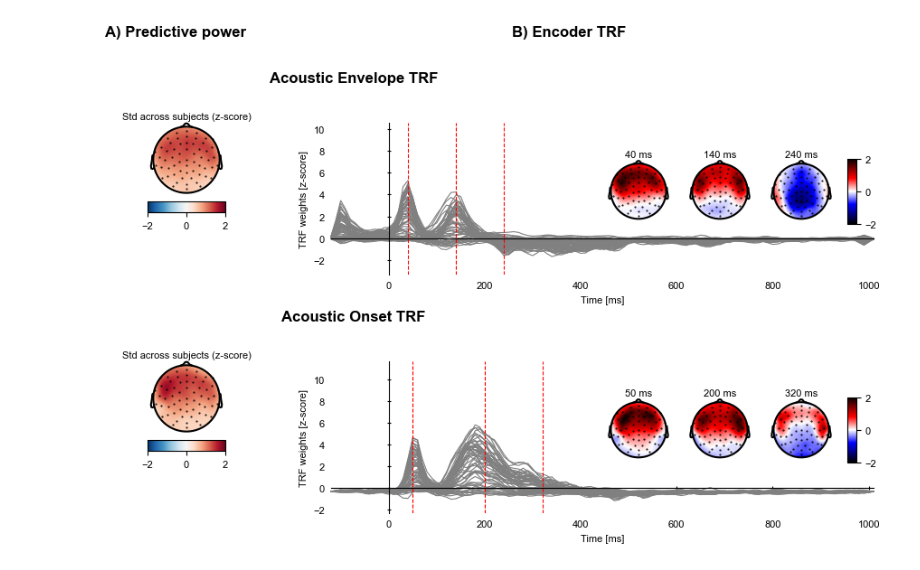
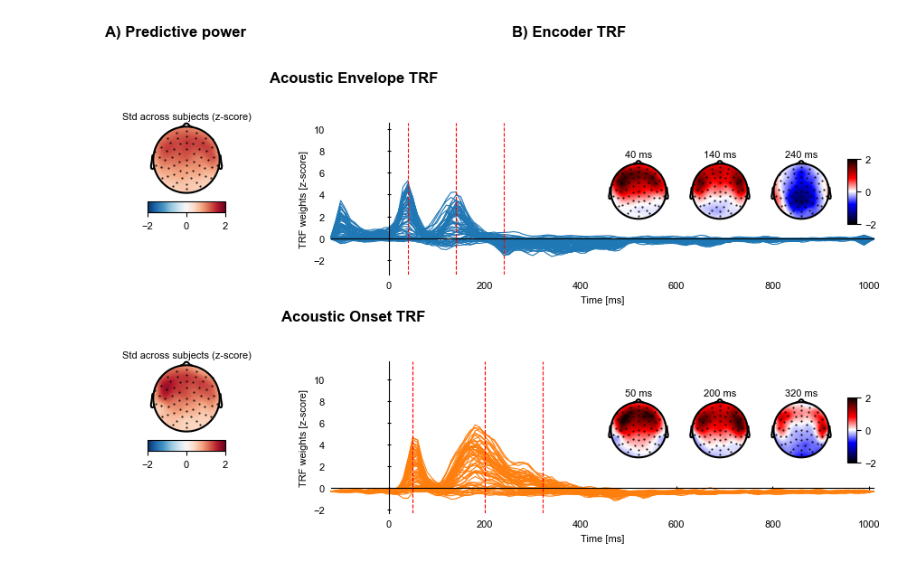
Before and after one commit to manito-coder/Alice, a Jupyter notebook: statistics/statistics-encoder.ipynb, the cells around one changed output. Drawn from its saved outputs; the diff is of its cells as text; code cells hidden in the pictures.

```diff
--- a/statistics/statistics-encoder.ipynb
+++ b/statistics/statistics-encoder.ipynb
@@ -167,7 +167,7 @@ for row_idx, trf_type in enumerate(['log', 'onset']):
         trf,
         axes=ax_butterfly,
         linewidth=0.8,
-        color='0.5',
+        color='tab:blue' if trf_type == 'log' else 'tab:orange',
         ylabel='TRF weights [z-score]',
         frame='t'
     )
@@ -193,31 +193,31 @@ for row_idx, trf_type in enumerate(['log', 'onset']):
             left_start + i*(width_topo + gap_topo) - i*0.015,
             bottom_topos,
             width_topo,
             height_topo
         ])
         topo_trf = trf.sub(time=t)
         eelbrain.plot.Topomap(
             topo_trf,
             axes=ax_topo,
             axtitle=f"{int(t*1000)} ms",
             clip='circle',
             vmax=None
         )
         topomap_axes.append(ax_topo)
 
     # ---------------------
     # Add vertical colorbar to the right of the topomaps
     # ---------------------
     im_topo = topomap_axes[-1].get_images()[0]
     pos = topomap_axes[-1].get_position()
     cbar_ax = fig.add_axes([
         pos.x0 + pos.width + 0.015,  # just to the right
         bottom_topos,
         0.01,                        # vertical bar width
         height_topo                    # same height as topomaps
     ])
     fig.colorbar(im_topo, cax=cbar_ax, orientation='vertical')
 
 plt.show()
 # %% [output]
-[figure, old version]
+[figure, new version]
```
Also changed, not shown: 7 other files.
